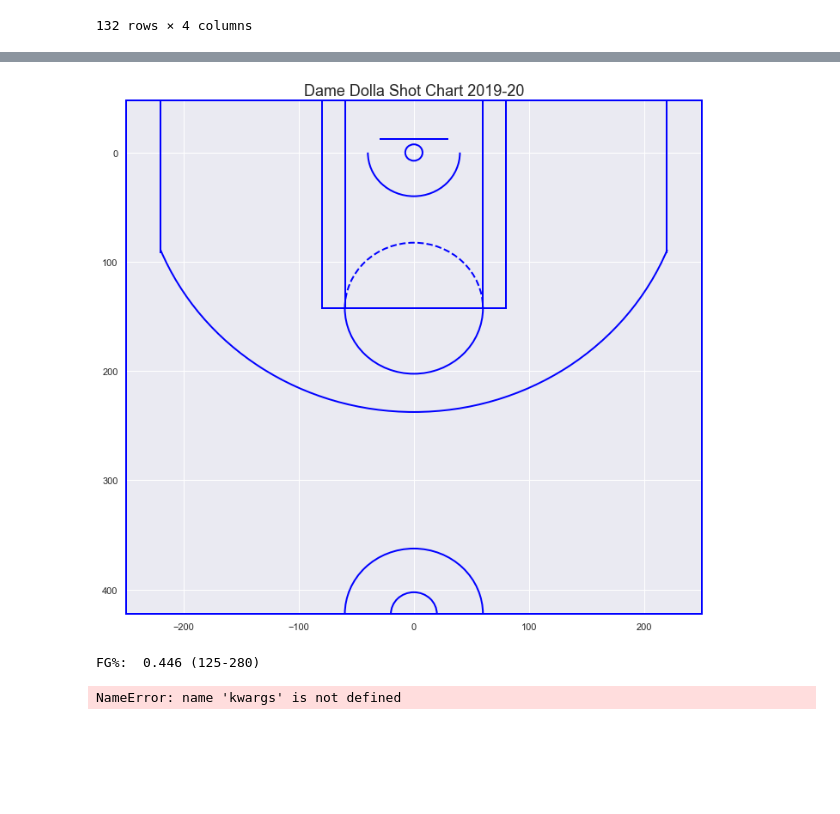
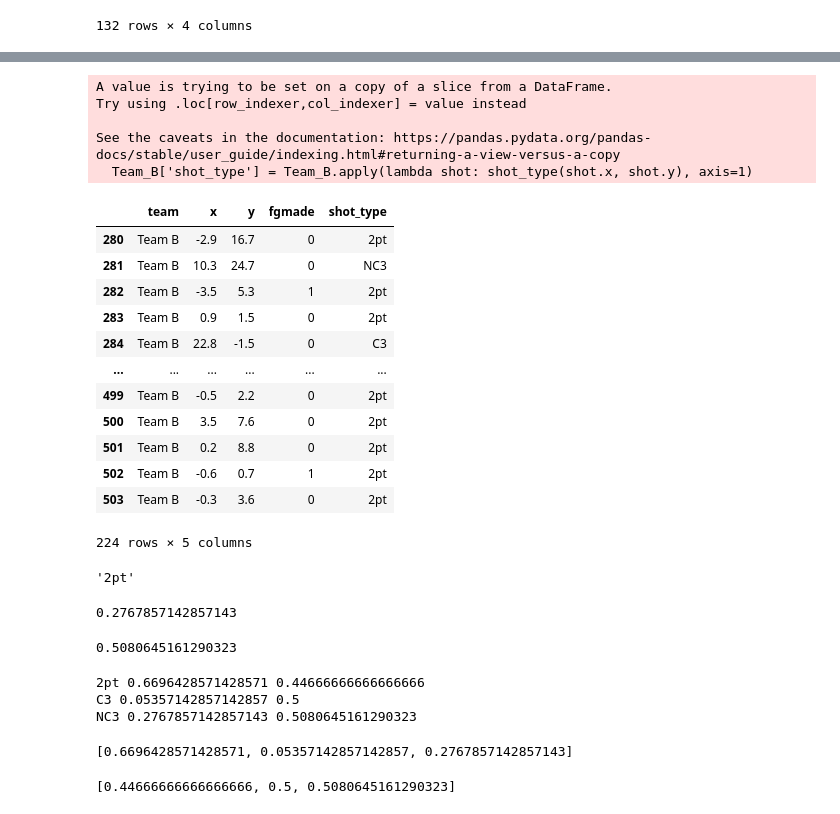
Before and after one commit to moham6839/OKC-Technical-Assessment, a Jupyter notebook: OKC Data Science & Solutions Technical Assessment.ipynb, the cells around one changed output, grey strips where cells are left out. Cells and saved outputs as stored; diff of their text form; code cells hidden in the pictures; blank space fills up the shorter version.

```diff
--- a/OKC Data Science & Solutions Technical Assessment.ipynb
+++ b/OKC Data Science & Solutions Technical Assessment.ipynb
@@ -344,0 +230,8 @@ Team_A_Made_Co_3.shape
+# %%
+Team_A_shot_distributions = []
+for shot in Team_A_shot_types:
+    Team_A_shot_distributions.append(shot_distribution(shot,Team_A))
+# %%
+Team_A_efgs = []
+for shot in Team_A_shot_types:
+    Team_A_efgs.append(efg(shot,Team_A))
@@ -1024,7 +332,0 @@ plt.rcParams['figure.figsize'] = (12, 11)
-# %%
-shot_chart(Team_A, title="Dame Dolla Shot Chart 2019-20")
-plt.show()
-print("FG%: ", "{0:.3f}".format(Team_A['fgmade'].sum()/len(Team_A['fgmade'])), "({0}-{1})".format(Team_A['fgmade'].sum(),len(Team_A['fgmade'])))
-# %% [output]
-[figure, removed]
-FG%:  0.446 (125-280)
@@ -1078,13 +333,44 @@ def shot_chart(data, title="", color="b",
-# %%
-    x_missed = Team_A[Team_A['fgmade'] == '0']['x']
-    y_missed = Team_A[Team_A['fgmade'] == '0']['y']
-
-    x_made = Team_A[Team_A['fgmade'] == '1']['x']
-    y_made = Team_A[Team_A['fgmade'] == '1']['y']
-
-    # plot missed shots
-    plt.scatter(x_missed, y_missed, c='r', marker="x", s=300, linewidths=3, **kwargs)
-    # plot made shots
-    plt.scatter(x_made, y_made, facecolors='none', edgecolors='g', marker="o", s=100, linewidths=3, **kwargs)
-# %% [output]
-NameError: name 'kwargs' is not defined
+# %%
+Team_B['shot_type'] = Team_B.apply(lambda shot: shot_type(shot.x, shot.y), axis=1)
+# %% [output]
+A value is trying to be set on a copy of a slice from a DataFrame.
+Try using .loc[row_indexer,col_indexer] = value instead
+
+See the caveats in the documentation: https://pandas.pydata.org/pandas-docs/stable/user_guide/indexing.html#returning-a-view-versus-a-copy
+  Team_B['shot_type'] = Team_B.apply(lambda shot: shot_type(shot.x, shot.y), axis=1)
+# %%
+Team_B
+# %% [output]
+|  | team | x | y | fgmade | shot_type |
+| 280 | Team B | -2.9 | 16.7 | 0 | 2pt |
+| 281 | Team B | 10.3 | 24.7 | 0 | NC3 |
+| 282 | Team B | -3.5 | 5.3 | 1 | 2pt |
+| 283 | Team B | 0.9 | 1.5 | 0 | 2pt |
+| 284 | Team B | 22.8 | -1.5 | 0 | C3 |
+| ... | ... | ... | ... | ... | ... |
+| 499 | Team B | -0.5 | 2.2 | 0 | 2pt |
+| 500 | Team B | 3.5 | 7.6 | 0 | 2pt |
+| 501 | Team B | 0.2 | 8.8 | 0 | 2pt |
+| 502 | Team B | -0.6 | 0.7 | 1 | 2pt |
+| 503 | Team B | -0.3 | 3.6 | 0 | 2pt |
+224 rows × 5 columns
+# %%
+shot_type(Team_B.iloc[0].x, Team_B.iloc[0].y)
+# %% [output]
+'2pt'
+# %%
+shot_distribution('NC3', Team_B)
+# %% [output]
+0.2767857142857143
+# %%
+efg('NC3', Team_B)
+# %% [output]
+0.5080645161290323
+# %%
+Team_B_shot_types = ['2pt', 'C3', 'NC3']
+for shot in Team_B_shot_types:
+    print(shot, shot_distribution(shot, Team_B), efg(shot, Team_B))
+# %% [output]
+2pt 0.6696428571428571 0.44666666666666666
+C3 0.05357142857142857 0.5
+NC3 0.2767857142857143 0.5080645161290323
@@ -1090,0 +381,4 @@ NameError: name 'kwargs' is not defined
+# %%
+Team_B_shot_distributions
+# %% [output]
+[0.6696428571428571, 0.05357142857142857, 0.2767857142857143]
@@ -1090,0 +389,4 @@ NameError: name 'kwargs' is not defined
+# %%
+Team_B_efgs
+# %% [output]
+[0.44666666666666666, 0.5, 0.5080645161290323]
```
Also changed, not shown: parts of 108 cells of this notebook.
